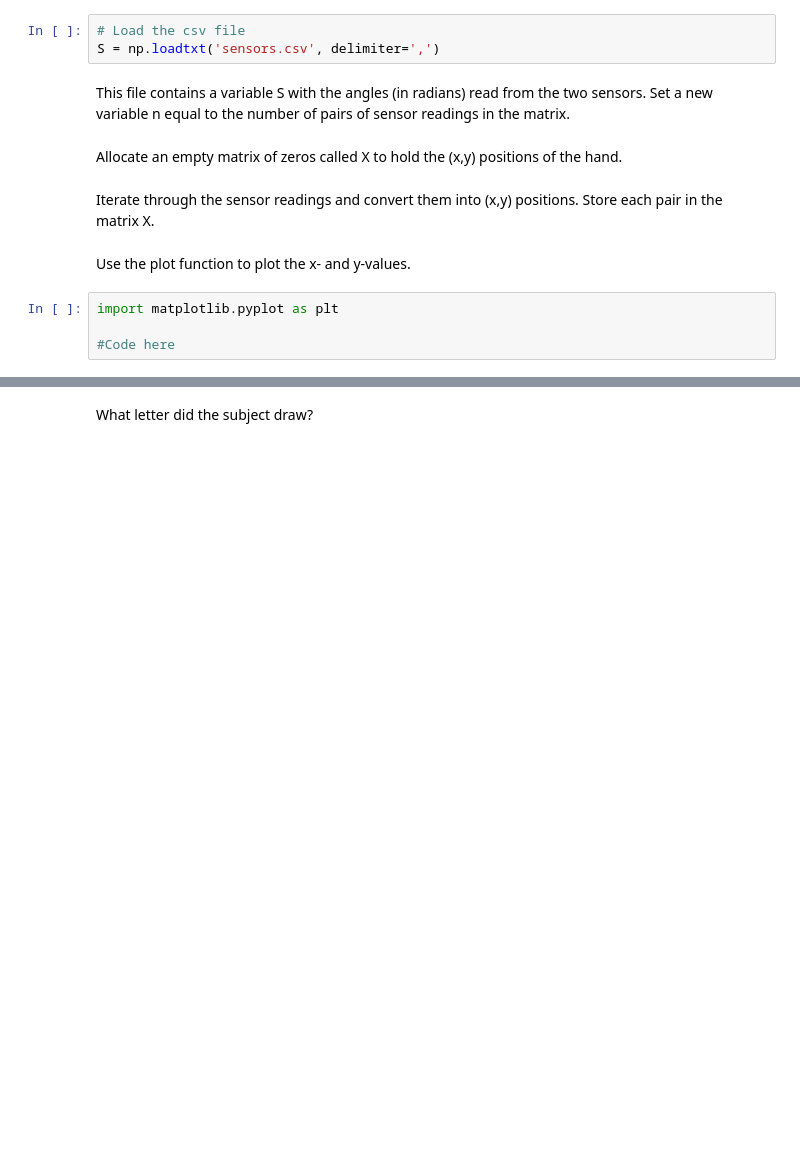
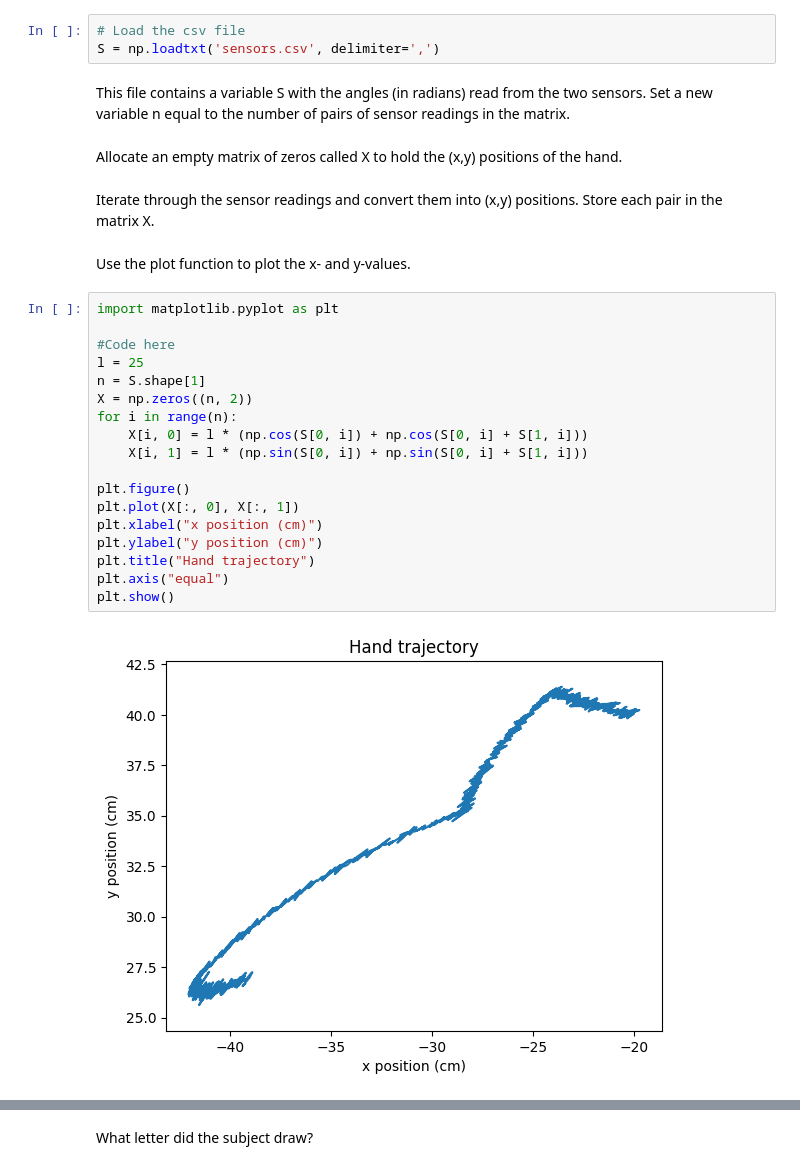
Before and after one commit to AlexAhitov/bme241-homework, a Jupyter notebook: HW1/241_W26_HW1_assignment.ipynb, the cells around one changed output, grey strips where cells are left out. Saved outputs shown, nothing was run; the diff lists cells and outputs as text; blank space fills up the shorter version.

```diff
--- a/HW1/241_W26_HW1_assignment.ipynb
+++ b/HW1/241_W26_HW1_assignment.ipynb
@@ -274,7 +283,23 @@ Allocate an empty matrix of zeros called X to hold the (x,y) positions of the ha
 Iterate through the sensor readings and convert them into (x,y) positions. Store each pair in the matrix X.
 # %% [markdown]
 Use the plot function to plot the x- and y-values.
-# %%
-import matplotlib.pyplot as plt
-
-#Code here
+# %%
+import matplotlib.pyplot as plt
+
+#Code here
+l = 25
+n = S.shape[1]
+X = np.zeros((n, 2))
+for i in range(n):
+    X[i, 0] = l * (np.cos(S[0, i]) + np.cos(S[0, i] + S[1, i]))
+    X[i, 1] = l * (np.sin(S[0, i]) + np.sin(S[0, i] + S[1, i]))
+
+plt.figure()
+plt.plot(X[:, 0], X[:, 1])
+plt.xlabel("x position (cm)")
+plt.ylabel("y position (cm)")
+plt.title("Hand trajectory")
+plt.axis("equal")
+plt.show()
+# %% [output]
+[figure, added]
```
Also changed, not shown: parts of 4 cells of this notebook.
